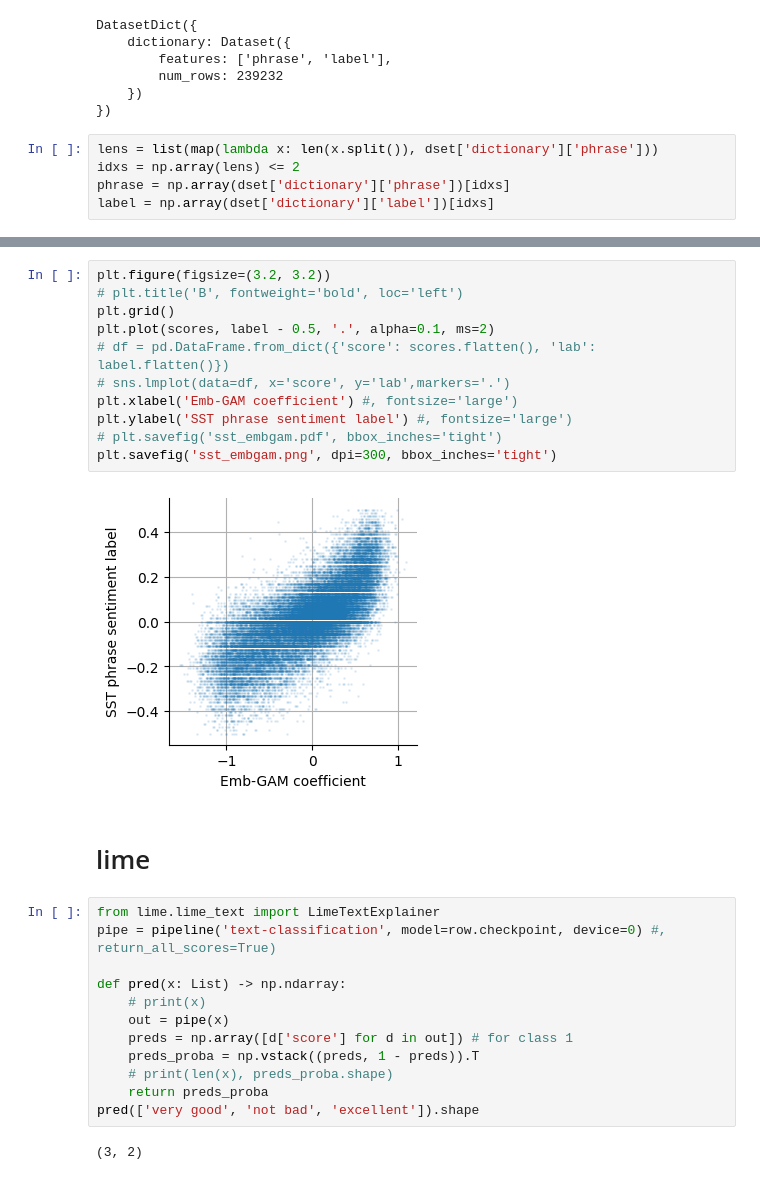
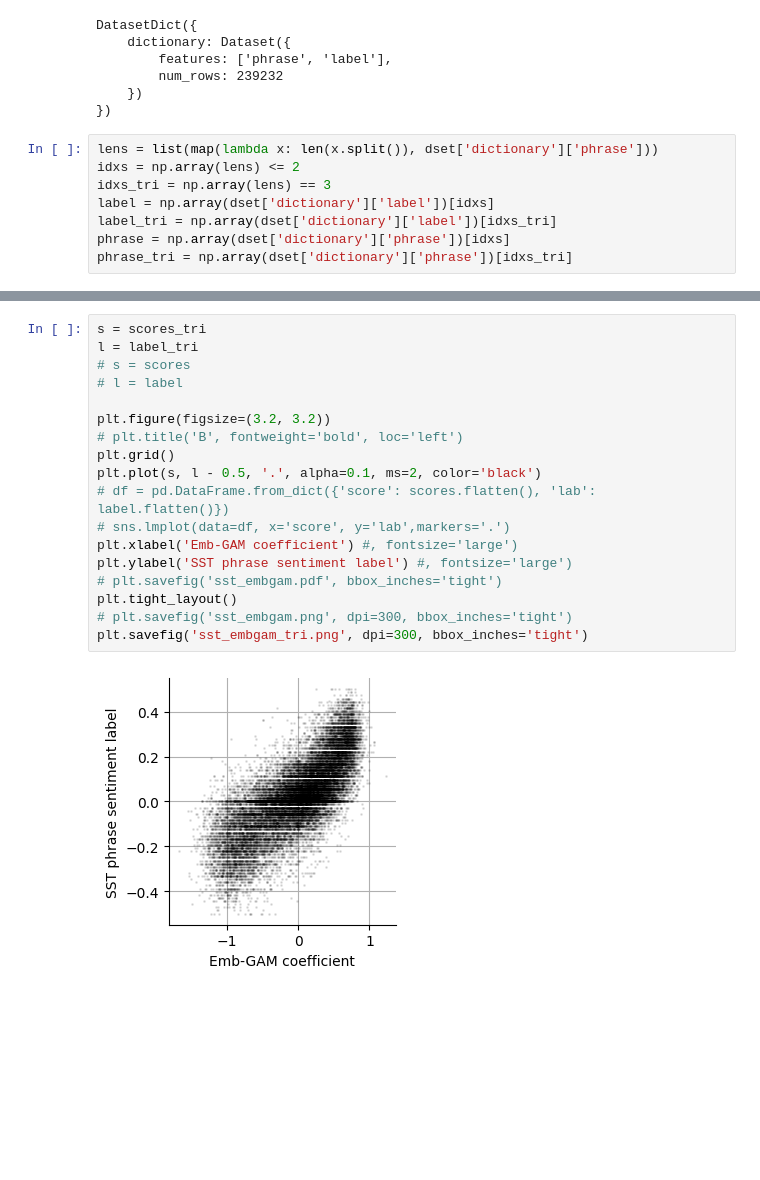
Before and after one commit to microsoft/augmented-interpretable-models, a Jupyter notebook: notebooks/06_sst_imps.ipynb, the cells around one changed output, grey strips where cells are left out. Saved outputs shown, nothing was run; the diff lists cells and outputs as text; blank space fills up the shorter version.

```diff
--- a/notebooks/06_sst_imps.ipynb
+++ b/notebooks/06_sst_imps.ipynb
@@ -61,5 +57,8 @@ DatasetDict({
 # %%
 lens = list(map(lambda x: len(x.split()), dset['dictionary']['phrase']))
 idxs = np.array(lens) <= 2
+idxs_tri = np.array(lens) == 3
+label = np.array(dset['dictionary']['label'])[idxs]
+label_tri = np.array(dset['dictionary']['label'])[idxs_tri]
 phrase = np.array(dset['dictionary']['phrase'])[idxs]
-label = np.array(dset['dictionary']['label'])[idxs]
+phrase_tri = np.array(dset['dictionary']['phrase'])[idxs_tri]
@@ -90,29 +86,20 @@ Some weights of the model checkpoint at textattack/bert-base-uncased-SST-2 were
 # %%
+s = scores_tri
+l = label_tri
+# s = scores
+# l = label
+
 plt.figure(figsize=(3.2, 3.2))
 # plt.title('B', fontweight='bold', loc='left')
 plt.grid()
-plt.plot(scores, label - 0.5, '.', alpha=0.1, ms=2)
+plt.plot(s, l - 0.5, '.', alpha=0.1, ms=2, color='black')
 # df = pd.DataFrame.from_dict({'score': scores.flatten(), 'lab': label.flatten()})
 # sns.lmplot(data=df, x='score', y='lab',markers='.')
 plt.xlabel('Emb-GAM coefficient') #, fontsize='large')
 plt.ylabel('SST phrase sentiment label') #, fontsize='large')
 # plt.savefig('sst_embgam.pdf', bbox_inches='tight')
-plt.savefig('sst_embgam.png', dpi=300, bbox_inches='tight')
+plt.tight_layout()
+# plt.savefig('sst_embgam.png', dpi=300, bbox_inches='tight')
+plt.savefig('sst_embgam_tri.png', dpi=300, bbox_inches='tight')
 # %% [output]
-[figure, old version]
+[figure, new version]
-# %% [markdown]
-# lime
-# %%
-from lime.lime_text import LimeTextExplainer
-pipe = pipeline('text-classification', model=row.checkpoint, device=0) #, return_all_scores=True)
-
-def pred(x: List) -> np.ndarray:
-    # print(x)
-    out = pipe(x)
-    preds = np.array([d['score'] for d in out]) # for class 1
-    preds_proba = np.vstack((preds, 1 - preds)).T
-    # print(len(x), preds_proba.shape)
-    return preds_proba
-pred(['very good', 'not bad', 'excellent']).shape
-# %% [output]
-(3, 2)
```
Also changed, not shown: parts of 22 cells of this notebook, 3 other files.
